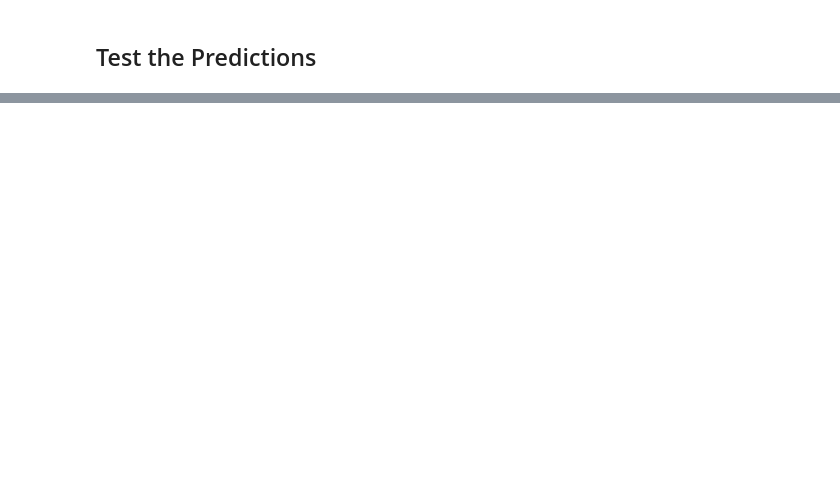
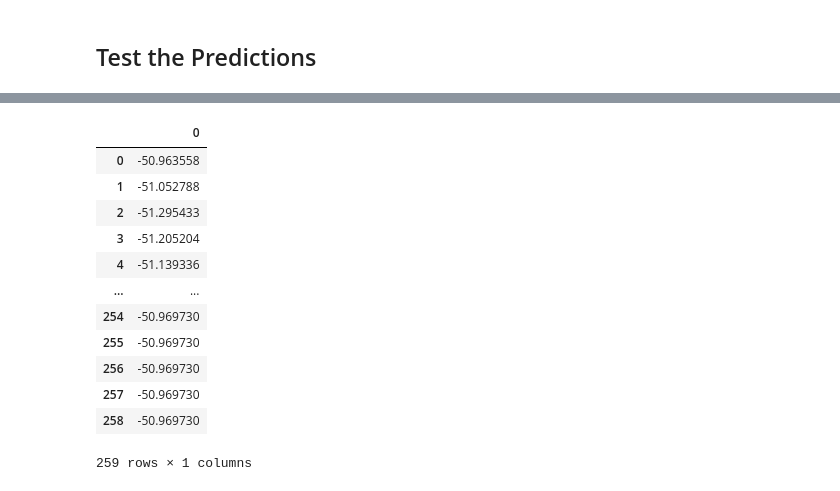
Before and after one commit to ertugrultaparci/Sentiment-Analysis-on-Voice-Anomalies-in-Telephone-Conversations, a Jupyter notebook: sentiment_analysis1.ipynb, the cells around one changed output, grey strips where cells are left out. Saved outputs shown, nothing was run; the diff lists cells and outputs as text; code cells hidden in the pictures; blank space fills up the shorter version.

```diff
--- a/sentiment_analysis1.ipynb
+++ b/sentiment_analysis1.ipynb
@@ -261,0 +373,2 @@ final_df.head(10)
+# %%
+data, sampling_rate = librosa.load('03-01-01-01-01-01-01.wav')
@@ -261,0 +388,27 @@ final_df.head(10)
+# %%
+X, sample_rate = librosa.load('data\\Actor_07\\03-01-06-02-01-01-07.wav', res_type='kaiser_fast',duration=3,sr=22050*2,offset=0.5)
+sample_rate = np.array(sample_rate)
+mfccs = np.mean(librosa.feature.mfcc(y=X, sr=sample_rate, n_mfcc=13), axis=0)
+feature = mfccs
+emotion = get_emotion(y)
+df.loc[bookmark] = [feature, emotion]
+bookmark=bookmark+1
+livedf2=feature
+# %%
+livedf2= pd.DataFrame(data=livedf2)
+# %%
+livedf2
+# %% [output]
+|  | 0 |
+| 0 | -50.963558 |
+| 1 | -51.052788 |
+| 2 | -51.295433 |
+| 3 | -51.205204 |
+| 4 | -51.139336 |
+| ... | ... |
+| 254 | -50.969730 |
+| 255 | -50.969730 |
+| 256 | -50.969730 |
+| 257 | -50.969730 |
+| 258 | -50.969730 |
+259 rows × 1 columns
```
Also changed, not shown: parts of 38 cells of this notebook, 6 other files.
